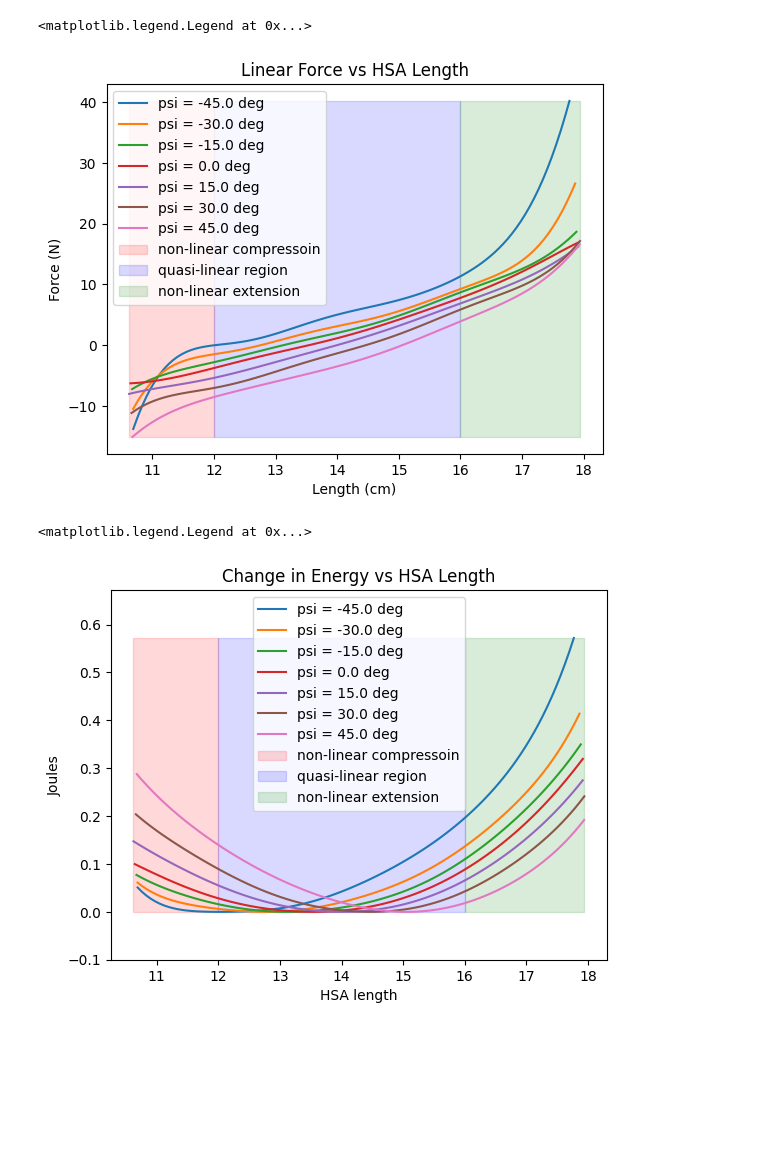
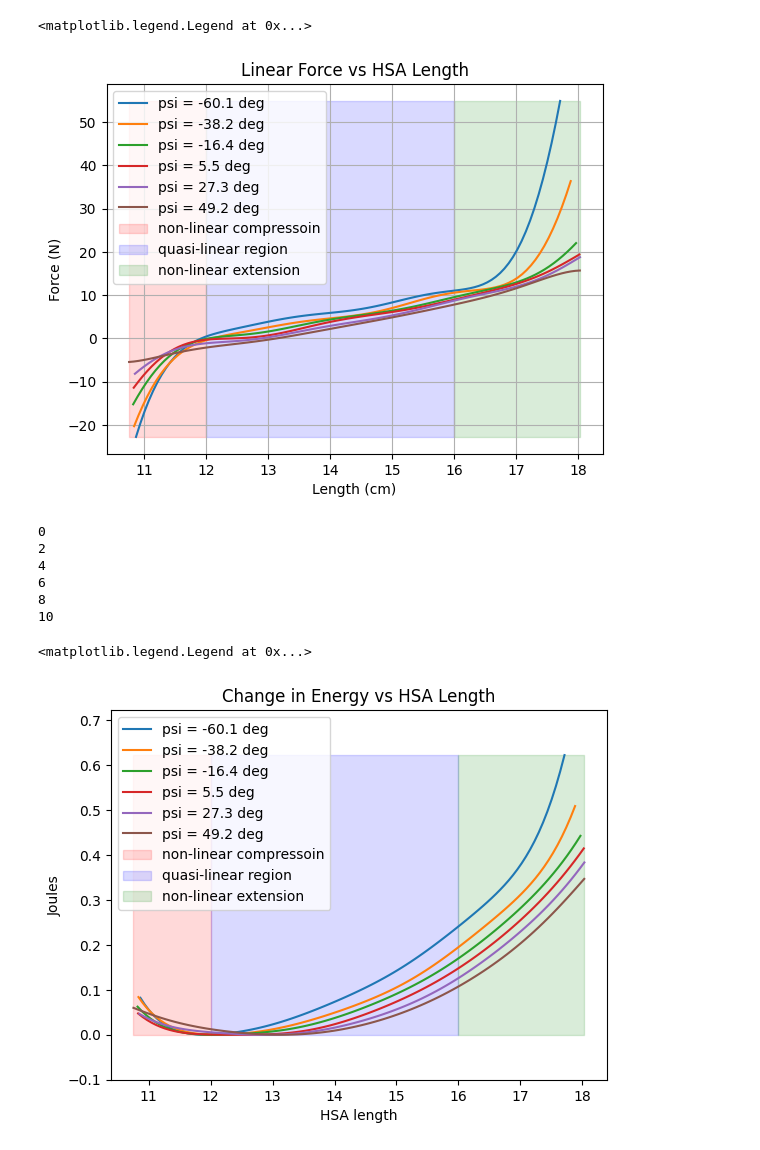
Before and after one commit to JGSuw/hsa_hopper_control, a Jupyter notebook: data/hsa_identification/analysis.ipynb, the cells around one changed output. Saved outputs shown, nothing was run; the diff lists cells and outputs as text; code cells hidden in the pictures; blank space fills up the shorter version.

```diff
--- a/data/hsa_identification/analysis.ipynb
+++ b/data/hsa_identification/analysis.ipynb
@@ -118,8 +111,11 @@ class HSAPotential:
 # %%
+from scipy.optimize import minimize
+from scipy.optimize import LinearConstraint
 N = y.shape[0]
 M = sum(len(t[i]) for i in range(len(t)))
-# s = 1/np.sqrt(2) # length scale for the Gaussian process regressor
-s = np.sqrt(2)
+s = 2/np.sqrt(2) # length scale for the Gaussian process regressor
+# s = 2*np.sqrt(2)
+# s = 1
 v = np.zeros(y.shape[0])
 potential = HSAPotential(v, y, s)
 
@@ -143,8 +139,25 @@ for i in range(M):
     for j in range(N):
         z = np.array([_l[i], _psi[i]])
         A[i,2+j] = _dldx[i]*(potential.dk(z, j)[0])
-coeffs, error, rank, sigma = np.linalg.lstsq(A,b,rcond=None)
-potential.v[:] = coeffs[2:]
-print(np.sqrt(error/M))
-print(rank)
-coeffs[1]
+ATA = A.T@A
+ATb = A.T@_tau
+bTb = _tau.T@_tau
+f = lambda x: x.T@ATA@x+bTb-2*x.T@ATb
+jac = lambda x: 2*ATA@x-2*ATb
+hess = lambda x: 2*ATA
+
+# next constraints - enforce positive weights
+# and positive definiteness of stiffness at collocation points
+C = np.zeros((2+N,2+N))
+C[0,0] = 1
+C[1,1] = 1
+lb = np.zeros(2+N)
+for j in range(N):
+    z = y[j,:]
+    K = [(potential.drho(z,k)@potential.drho(z,k).T-potential.d2rho(z,k))[0,0] for k in range(N)]
+    C[2+j,2:] = K
+
+constraints = [LinearConstraint(C,lb=lb)]
+
+x0 = np.zeros(2+N)
+result = minimize(f, x0, jac=jac, hess=hess, constraints=constraints, method='trust-constr')
@@ -154,0 +164,3 @@ coeffs[1]
+# %%
+potential.v = result.x[2:]
+print(result)
@@ -157,7 +187,8 @@ coeffs[1]
 
 # for i in range(len(psi)):
 fig, ax = plt.subplots()
-for i in range(len(psi)):
+# for i in range(len(psi)):
+for i in range(0,len(psi),2):
     _psi = psi[i][0]
     hsa_lens = np.linspace(min(l[i]), max(l[i]), 100)
     z = np.array([[l, _psi] for l in hsa_lens])
@@ -173,32 +204,41 @@ ymax = max(max(line.get_ydata()) for line in ax.lines)
 ax.fill_between([xmin, 12], [ymin, ymin], [ymax, ymax], color='r', alpha=.15, label='non-linear compressoin')
 ax.fill_between([12,16], [ymin, ymin], [ymax, ymax], color='b', alpha=.15, label='quasi-linear region')
 ax.fill_between([16,xmax], [ymin, ymin], [ymax, ymax], color='g', alpha=.15, label='non-linear extension')
+ax.grid()
 ax.legend()
 # %% [output]
 <matplotlib.legend.Legend at 0x...>
-[figure, old version]
+[figure, new version]
 # %%
 fig, ax = plt.subplots()
-for i in range(len(psi)):
+# for i in range(len(psi)):
+for i in range(0,len(psi),2):
+    print(i)
     _psi = psi[i][0]
     hsa_lens = np.linspace(min(l[i]), max(l[i]), 100)
     z = np.array([[l, _psi] for l in hsa_lens])
     ax.plot(100*z[:,0], [potential.V(z[i,:]) for i in range(len(hsa_lens))], label=f'psi = {(_psi*180/np.pi):.1f} deg')
 ax.set_title('Change in Energy vs HSA Length')
 ax.set_xlabel('HSA length')
 ax.set_ylabel('Joules')
 for i, line in enumerate(ax.lines):
     ydata = np.array(line.get_ydata())
     ydata -= np.min(ydata)
     line.set_ydata(ydata)
 ymin = min(min(line.get_ydata()) for line in ax.lines)
 ymax = max(max(line.get_ydata()) for line in ax.lines)
 ax.fill_between([xmin, 12], [ymin, ymin], [ymax, ymax], color='r', alpha=.15, label='non-linear compressoin')
 ax.fill_between([12,16], [ymin, ymin], [ymax, ymax], color='b', alpha=.15, label='quasi-linear region')
 ax.fill_between([16,xmax], [ymin, ymin], [ymax, ymax], color='g', alpha=.15, label='non-linear extension')
 ax.set_ylim([ymin-.1, ymax+.1])
 # ax.legend(loc=[.35,.45])
 ax.legend()
 # %% [output]
-<matplotlib.legend.Legend at 0x...>
+0
+2
+4
+6
+8
+10
+<matplotlib.legend.Legend at 0x...>
-[figure, old version]
+[figure, new version]
```
Also changed, not shown: parts of 12 cells of this notebook, 2 other files.
